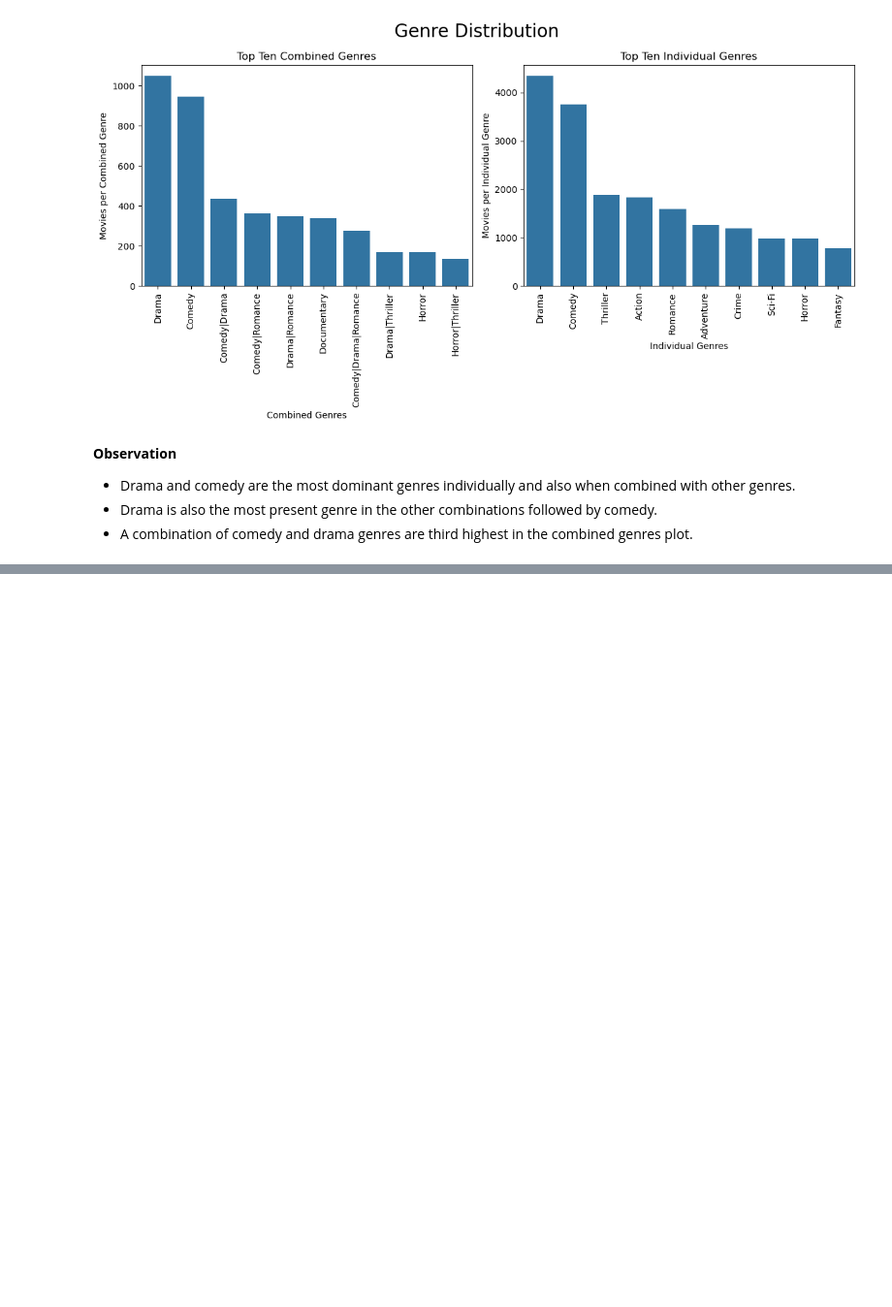
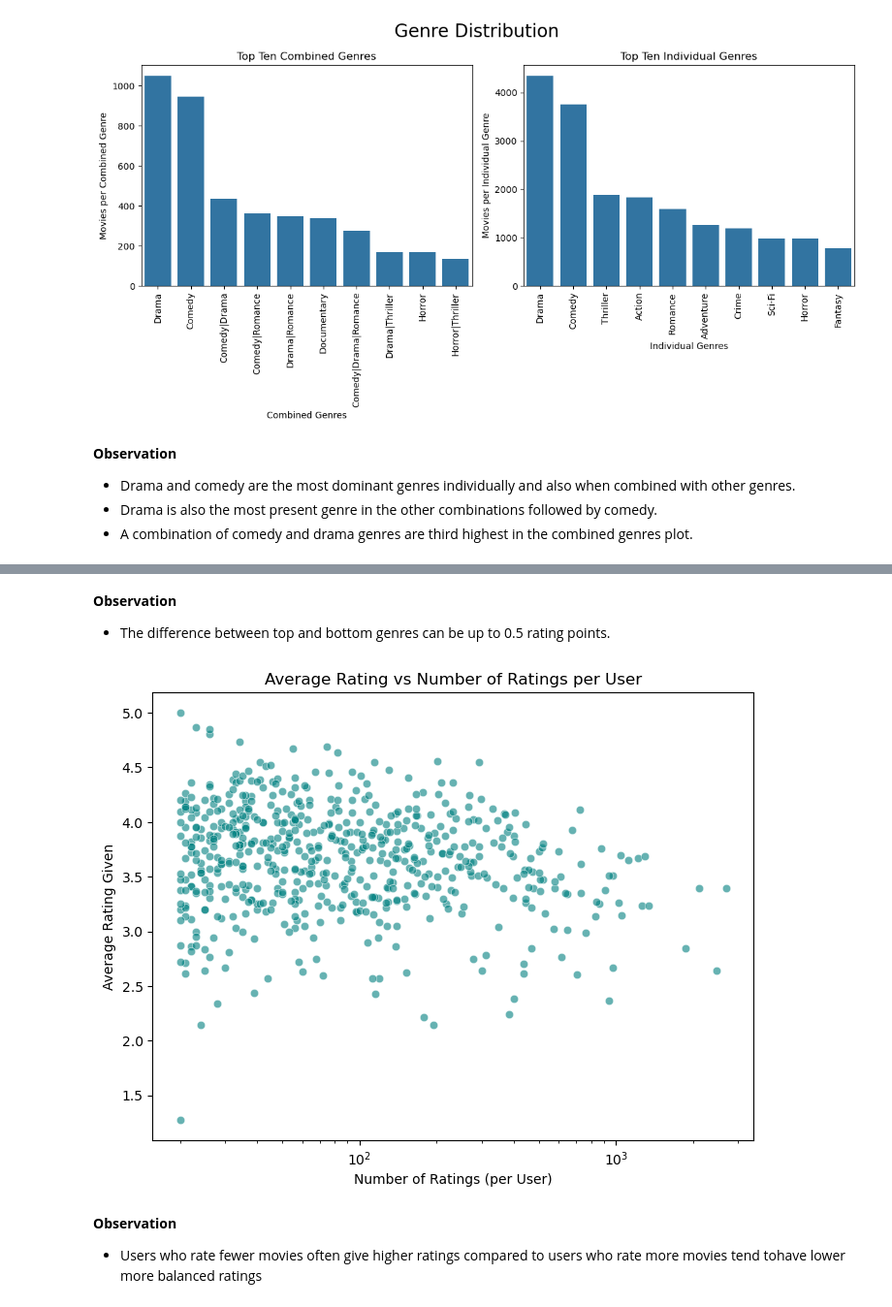
Before and after one commit to M-Nesphory/Movie_Recommendation_System, a Jupyter notebook: recommender_notebook.ipynb, the cells around one changed output, grey strips where cells are left out. Shown: that part at 97% size. Saved outputs shown, nothing was run; the diff lists cells and outputs as text; code cells hidden in the pictures; blank space fills up the shorter version.

```diff
--- a/recommender_notebook.ipynb
+++ b/recommender_notebook.ipynb
@@ -718,0 +784,23 @@ plt.show()
+# %% [markdown]
+**Observation**
+- The difference between top and bottom genres can be up to 0.5 rating points.
+# %%
+# Compute user statistics
+user_stats = final_df.groupby('userId').agg(
+    avg_rating=('rating', 'mean'),
+    num_ratings=('rating', 'count')
+).reset_index()
+
+# Plot
+plt.figure(figsize=(8,6))
+sns.scatterplot(data=user_stats, x='num_ratings', y='avg_rating', alpha=0.6, color='teal')
+plt.title('Average Rating vs Number of Ratings per User')
+plt.xlabel('Number of Ratings (per User)')
+plt.ylabel('Average Rating Given')
+plt.xscale('log')
+plt.show()
+# %% [output]
+[figure, added]
+# %% [markdown]
+**Observation**
+- Users who rate fewer movies often give higher ratings compared to users who rate more movies tend tohave lower more balanced ratings
```
Also changed, not shown: parts of 11 cells of this notebook.
